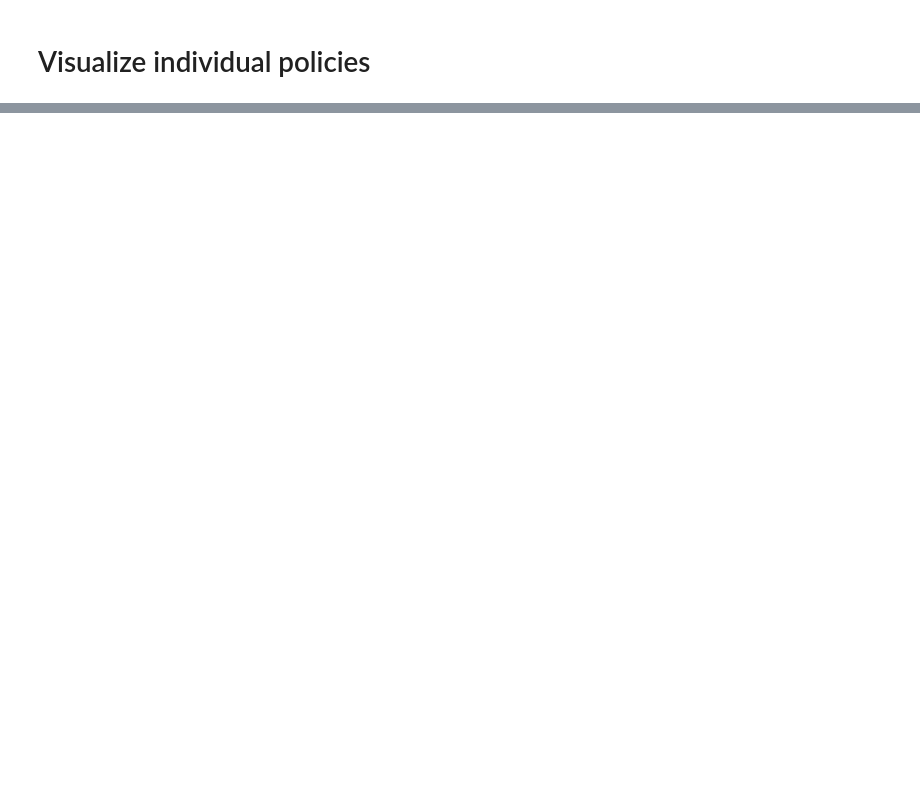
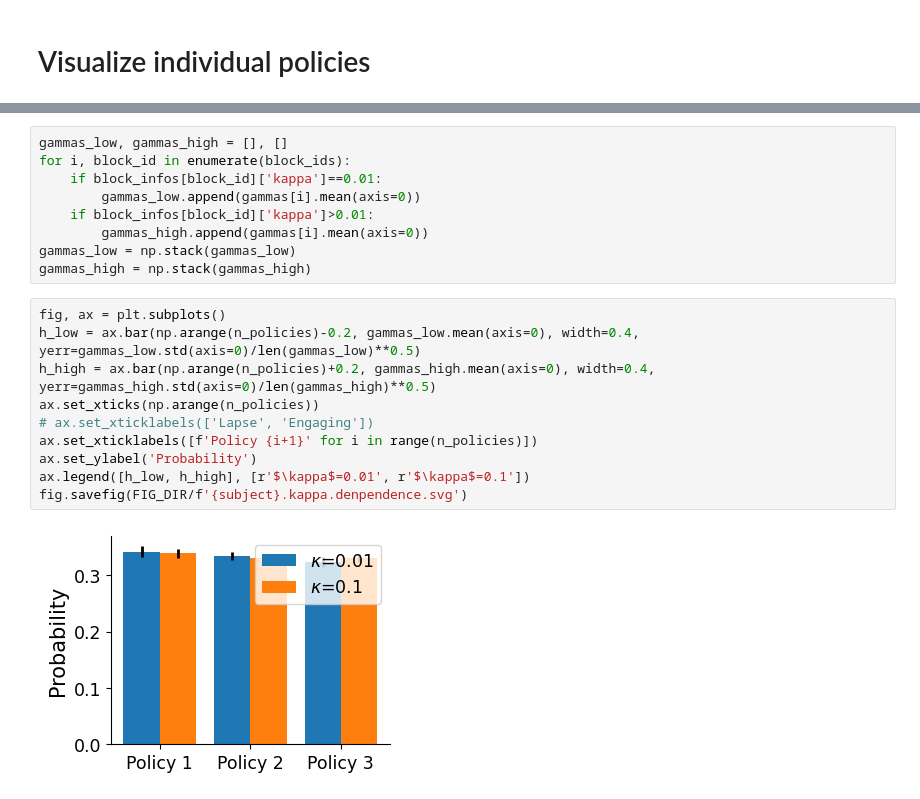
Before and after one commit to XaqLab/hex-arena, a Jupyter notebook: load-policy-labels.ipynb, the cells around one changed output, grey strips where cells are left out. Drawn from its saved outputs; the diff is of its cells as text; blank space fills up the shorter version.

```diff
--- a/load-policy-labels.ipynb
+++ b/load-policy-labels.ipynb
@@ -126,0 +168,21 @@ fig.savefig(FIG_DIR/'marco.bandit.policies.svg')
+# %%
+gammas_low, gammas_high = [], []
+for i, block_id in enumerate(block_ids):
+    if block_infos[block_id]['kappa']==0.01:
+        gammas_low.append(gammas[i].mean(axis=0))
+    if block_infos[block_id]['kappa']>0.01:
+        gammas_high.append(gammas[i].mean(axis=0))
+gammas_low = np.stack(gammas_low)
+gammas_high = np.stack(gammas_high)
+# %%
+fig, ax = plt.subplots()
+h_low = ax.bar(np.arange(n_policies)-0.2, gammas_low.mean(axis=0), width=0.4, yerr=gammas_low.std(axis=0)/len(gammas_low)**0.5)
+h_high = ax.bar(np.arange(n_policies)+0.2, gammas_high.mean(axis=0), width=0.4, yerr=gammas_high.std(axis=0)/len(gammas_high)**0.5)
+ax.set_xticks(np.arange(n_policies))
+# ax.set_xticklabels(['Lapse', 'Engaging'])
+ax.set_xticklabels([f'Policy {i+1}' for i in range(n_policies)])
+ax.set_ylabel('Probability')
+ax.legend([h_low, h_high], [r'$\kappa$=0.01', r'$\kappa$=0.1'])
+fig.savefig(FIG_DIR/f'{subject}.kappa.denpendence.svg')
+# %% [output]
+[figure, added]
```
Also changed, not shown: parts of 8 cells of this notebook, 6 other files.
